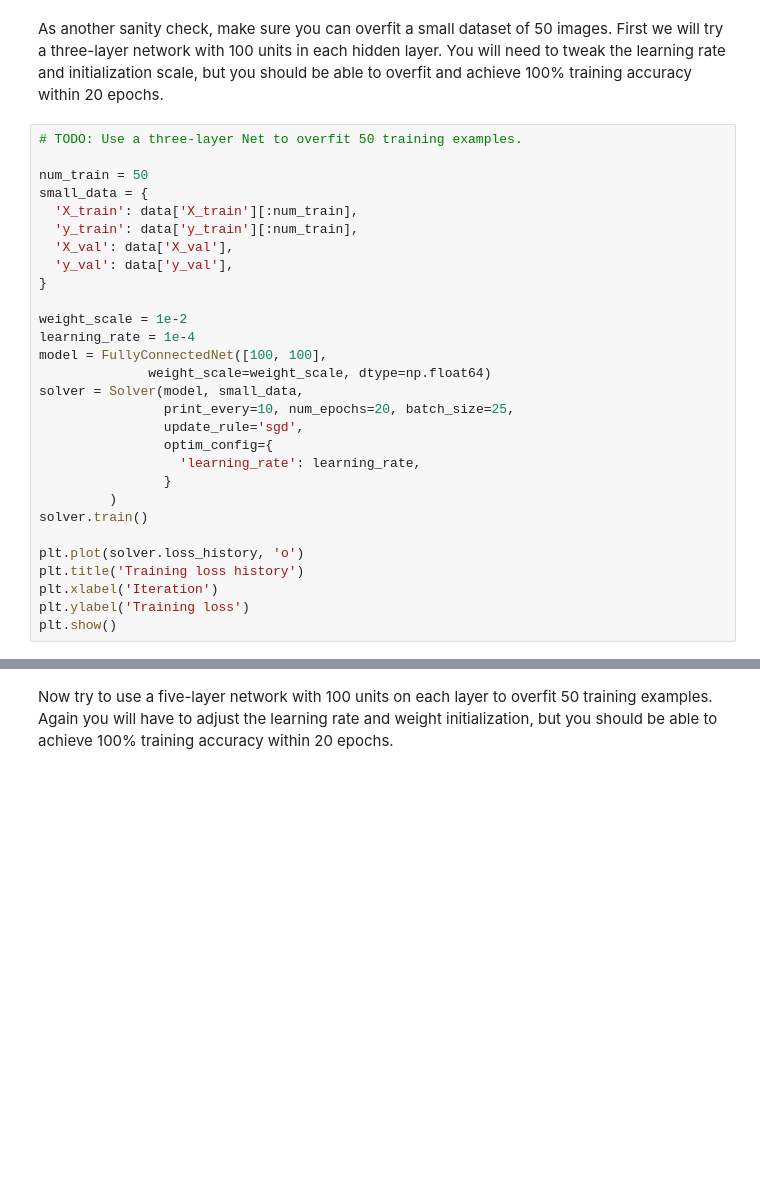
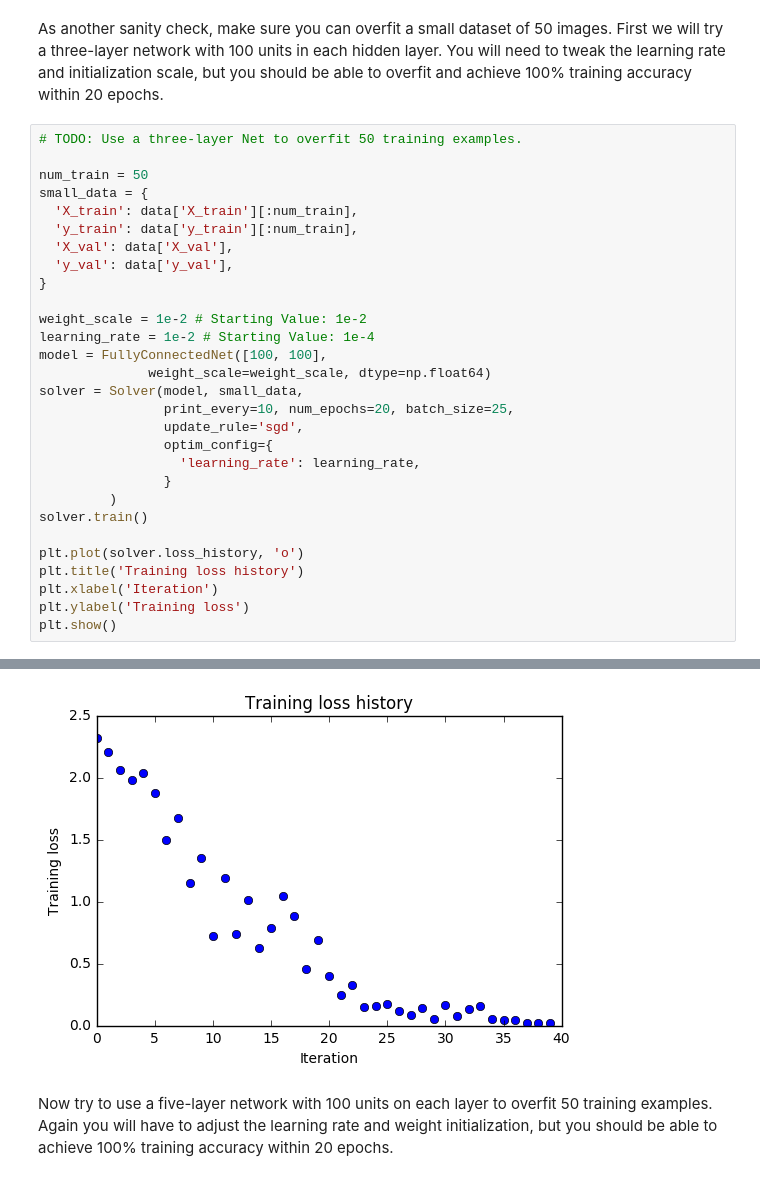
Before and after one commit to kbl4ew/CS294-Design-and-Analysis-of-Deep-Neural-Networks, a Jupyter notebook: CS294_Solution/assignment2/FullyConnectedNets.ipynb, the cells around one changed output, grey strips where cells are left out. Cells and saved outputs as stored; diff of their text form; blank space fills up the shorter version.

```diff
--- a/CS294_Solution/assignment2/FullyConnectedNets.ipynb
+++ b/CS294_Solution/assignment2/FullyConnectedNets.ipynb
@@ -517,8 +529,8 @@ small_data = {
   'y_val': data['y_val'],
 }
 
-weight_scale = 1e-2
-learning_rate = 1e-4
+weight_scale = 1e-2 # Starting Value: 1e-2
+learning_rate = 1e-2 # Starting Value: 1e-4
 model = FullyConnectedNet([100, 100],
               weight_scale=weight_scale, dtype=np.float64)
 solver = Solver(model, small_data,
@@ -535,3 +547,4 @@ plt.title('Training loss history')
 plt.xlabel('Iteration')
 plt.ylabel('Training loss')
 plt.show()
+# %% [output]
@@ -538,3 +568,4 @@ plt.show()
+[figure, added]
 # %% [markdown]
 Now try to use a five-layer network with 100 units on each layer to overfit 50 training examples. Again you will have to adjust the learning rate and weight initialization, but you should be able to achieve 100% training accuracy within 20 epochs.
 # %%
```
Also changed, not shown: parts of 21 cells of this notebook, 4 other files.
